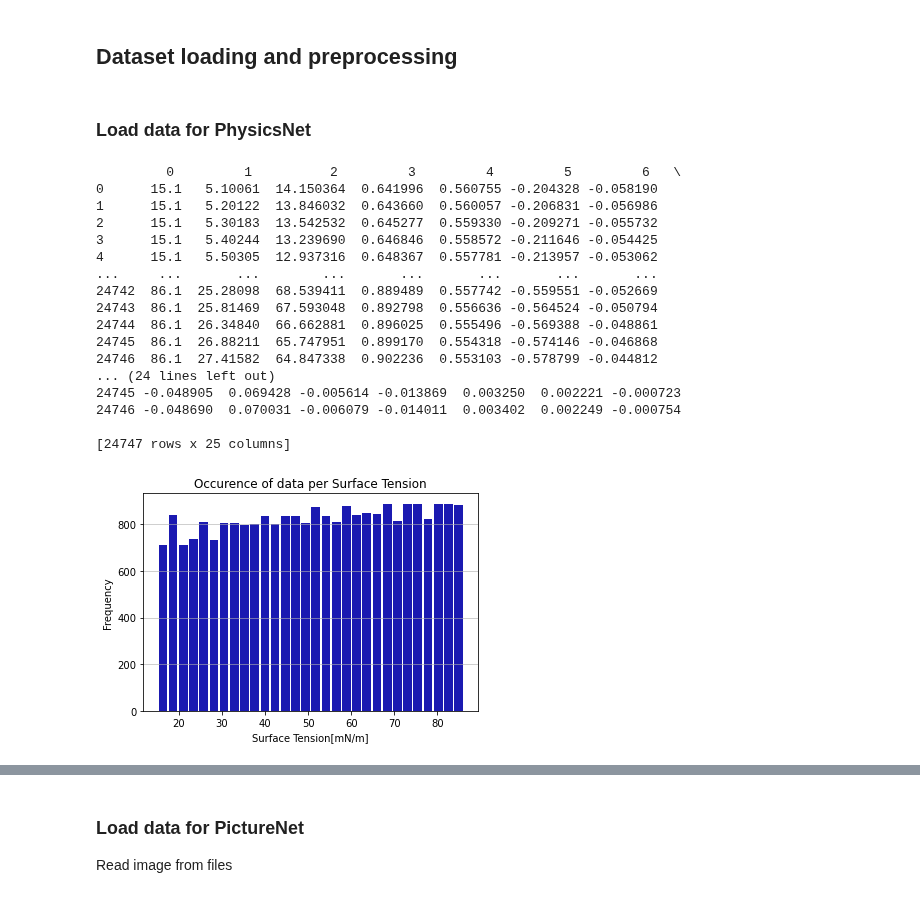
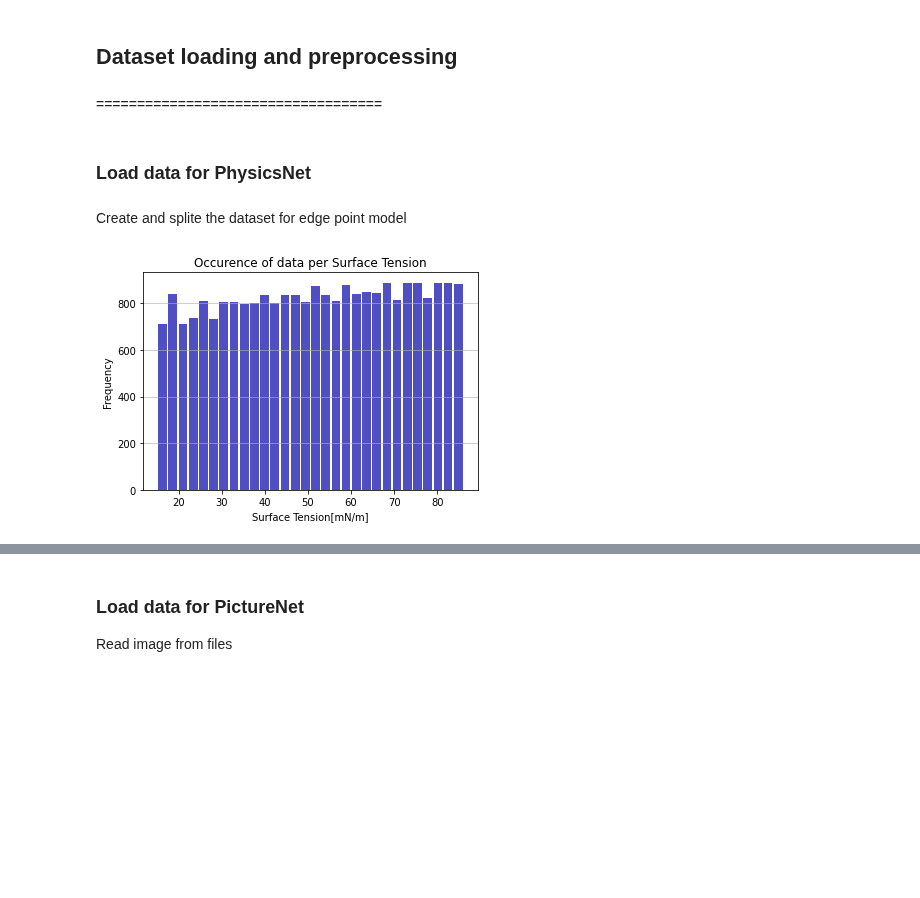
Before and after one commit to ShaoKAi100812/Pendant_Drop_Tensiometry_Prediction, a Jupyter notebook: main_combine.ipynb, the cells around one changed output, grey strips where cells are left out. Saved outputs shown, nothing was run; the diff lists cells and outputs as text; code cells hidden in the pictures; blank space fills up the shorter version.

```diff
--- a/main_combine.ipynb
+++ b/main_combine.ipynb
@@ -92,14 +92,15 @@ class DataSplit:
         logging.debug('Initializing test dataloader')
         self.test_loader = DataLoader(self.dataset, batch_size=batch_size, sampler=self.test_sampler, shuffle=False, num_workers=num_workers)
         return self.test_loader
+# %% [markdown]
+===================================
 # %% [markdown]
 ### Load data for PhysicsNet
 # %%
-
-data_matrix_points = pd.read_csv("Data_folder/Data_Spline/Edge_points.csv", header= None)
-data_matrix_spline = pd.read_csv("Data_folder/Data_Spline/Spline.csv", header= None)
-#print(data_matrix_points)
-print(data_matrix_spline)
+data_matrix_points = pd.read_csv("Data_uniform/Edge_points.csv", header= None)
+data_matrix_spline = pd.read_csv("Data_uniform/Spline.csv", header= None)
+# print(data_matrix_points)
+# print(data_matrix_spline)
 
 # Make the droplet dataset class based on data_matrix
 class Droplet_data_set(Dataset):
@@ -110,16 +111,15 @@ class Droplet_data_set(Dataset):
         y0 = dataInput.iloc[:,0].values
         y1 = dataInput.iloc[:,1].values
 
-        #Plot surface tension histogram
+        # Plot surface tension histogram
         n, bins, patches = plt.hist(x=y0, bins='auto', color='#0504aa',
                                     alpha=0.7, rwidth=0.85)
         plt.grid(axis='y', alpha=0.75)
         plt.xlabel('Surface Tension[mN/m]')
-        # plt.xlabel('Volume[mm^3]')
         plt.ylabel('Frequency')
         plt.title('Occurence of data per Surface Tension')\
 
-        #Plot volume histogram
+        # Plot volume histogram
         # n, bins, patches = plt.hist(x=y1, bins='auto', color='#0504aa',
         #                             alpha=0.7, rwidth=0.85)
         # plt.grid(axis='y', alpha=0.75)
@@ -135,32 +135,11 @@ class Droplet_data_set(Dataset):
 
     def __len__(self):
          return len(self.y_train)
-
-my_data_set_points = Droplet_data_set(data_matrix_points)
-my_data_set_spline = Droplet_data_set(data_matrix_spline)
-
-# Split the single dataset into 3 datasets for training, test and validation.
-split_points = DataSplit(my_data_set_points, shuffle=True)
-split_spline = DataSplit(my_data_set_spline, shuffle=True)
-
-train_loader_points, val_loader_points, test_loader_points = split_points.get_split(batch_size=64, num_workers=0)
-train_loader_spline, val_loader_spline, test_loader_spline = split_spline.get_split(batch_size=64, num_workers=0)
-# %% [output]
-         0         1          2         3         4         5         6   \
-0      15.1   5.10061  14.150364  0.641996  0.560755 -0.204328 -0.058190
-1      15.1   5.20122  13.846032  0.643660  0.560057 -0.206831 -0.056986
-2      15.1   5.30183  13.542532  0.645277  0.559330 -0.209271 -0.055732
-3      15.1   5.40244  13.239690  0.646846  0.558572 -0.211646 -0.054425
-4      15.1   5.50305  12.937316  0.648367  0.557781 -0.213957 -0.053062
-...     ...       ...        ...       ...       ...       ...       ...
-24742  86.1  25.28098  68.539411  0.889489  0.557742 -0.559551 -0.052669
-24743  86.1  25.81469  67.593048  0.892798  0.556636 -0.564524 -0.050794
-24744  86.1  26.34840  66.662881  0.896025  0.555496 -0.569388 -0.048861
-24745  86.1  26.88211  65.747951  0.899170  0.554318 -0.574146 -0.046868
-24746  86.1  27.41582  64.847338  0.902236  0.553103 -0.578799 -0.044812
-... (24 lines left out)
-24745 -0.048905  0.069428 -0.005614 -0.013869  0.003250  0.002221 -0.000723
-24746 -0.048690  0.070031 -0.006079 -0.014011  0.003402  0.002249 -0.000754
-
-[24747 rows x 25 columns]
-[figure, removed]
+# %% [markdown]
+Create and splite the dataset for edge point model
+# %%
+my_data_set_points = Droplet_data_set(data_matrix_points)
+split_points = DataSplit(my_data_set_points, shuffle=True)  # Split the single dataset into 3 datasets for training, test and validation.
+train_loader_points, val_loader_points, test_loader_points = split_points.get_split(batch_size=512, num_workers=0)
+# %% [output]
+[figure, added]
```
Also changed, not shown: parts of 14 cells of this notebook.
